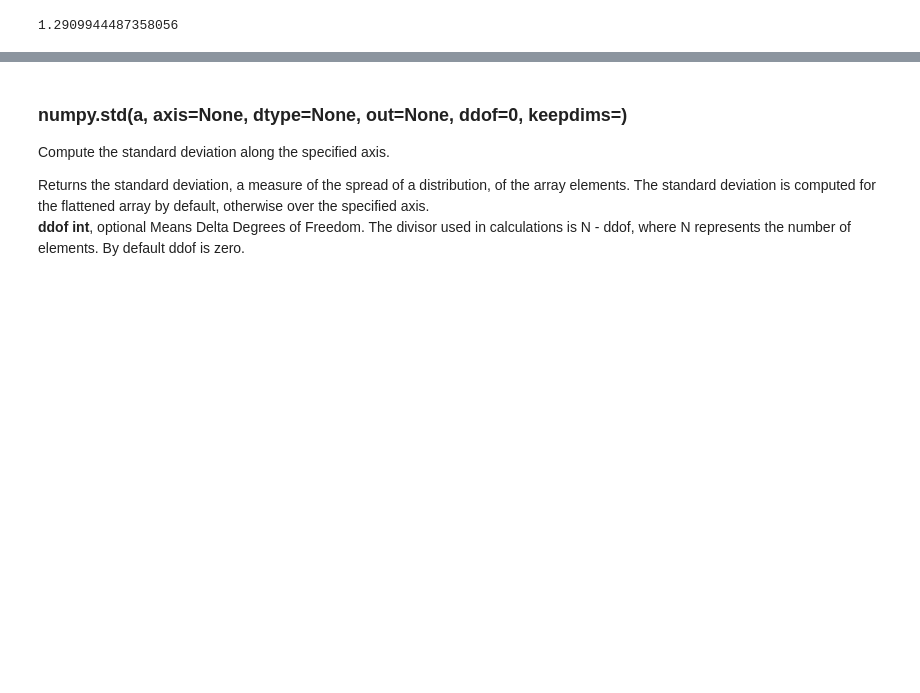
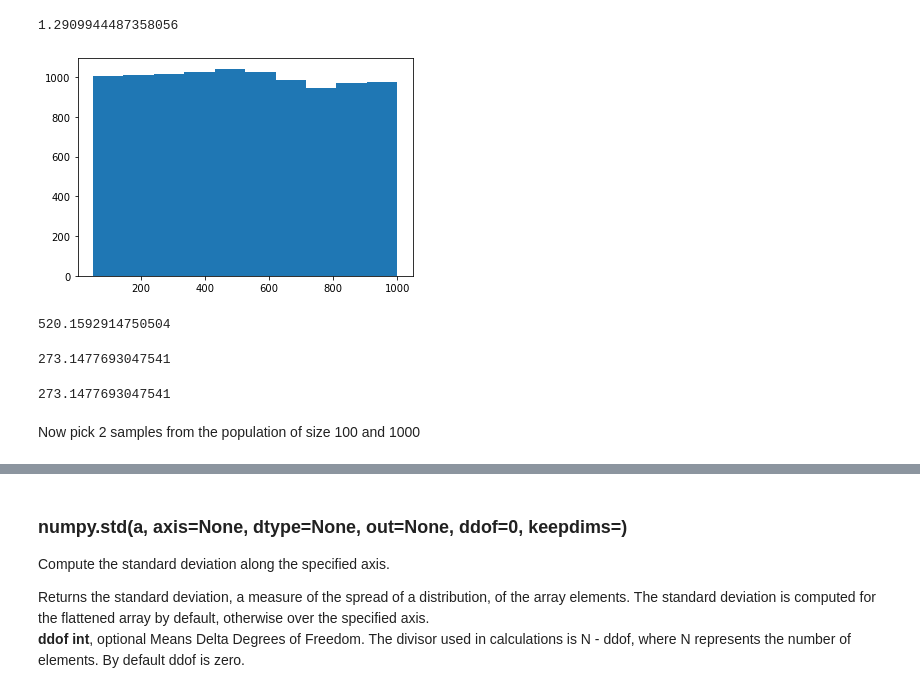
Before and after one commit to Freeha-S/Tasks-2020, a Jupyter notebook: task-2020.ipynb, the cells around one changed output, grey strips where cells are left out. Cells and saved outputs as stored; diff of their text form; code cells hidden in the pictures; blank space fills up the shorter version.

```diff
--- a/task-2020.ipynb
+++ b/task-2020.ipynb
@@ -585,3 +611,29 @@ stdev2=np.sqrt(np.sum((a-np.mean(a))**2)/(len(a)-1))
 print(stdev2)
 # %% [output]
 1.2909944487358056
+# %%
+import random
+import matplotlib.pyplot as plt
+import numpy as np
+mu, sigma, popsize = 50, 1000, 10000
+population = np.random.uniform(mu,sigma,popsize)
+#print(population)
+plt.hist(population)
+plt.show()
+# %% [output]
+[figure, added]
+# %%
+np.mean(population)
+# %% [output]
+520.1592914750504
+# %%
+np.std(population)
+# %% [output]
+273.1477693047541
+# %%
+stdev=np.sqrt(np.sum((population-np.mean(population))**2)/len(population))
+print(stdev)
+# %% [output]
+273.1477693047541
+# %% [markdown]
+Now pick 2 samples from the population of size 100 and 1000
```
Also changed, not shown: parts of 15 cells of this notebook.
